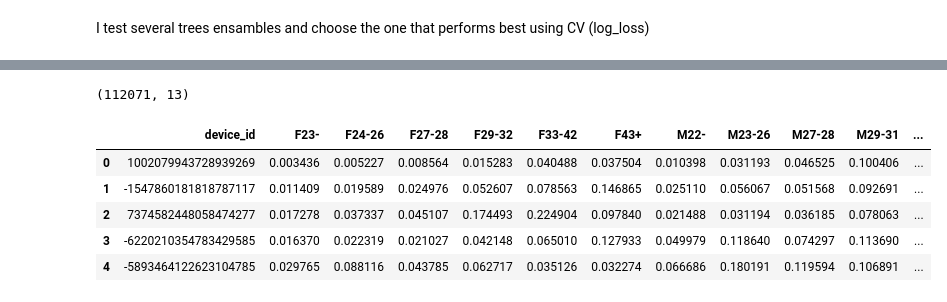
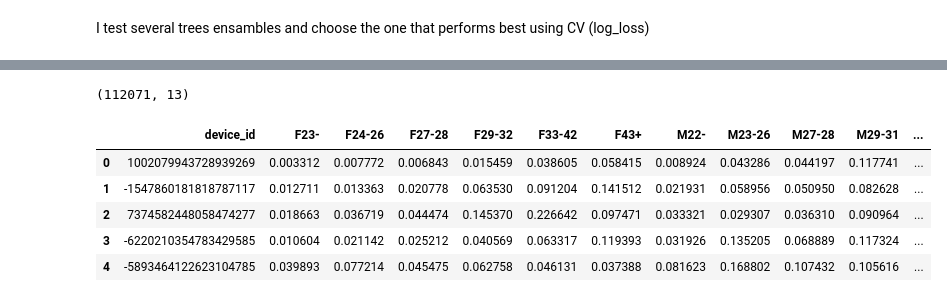
Before and after one commit to nachocarracedo/taking_data, a Jupyter notebook: ml_taking_data.ipynb, the cells around one changed output, grey strips where cells are left out. Saved outputs shown, nothing was run; the diff lists cells and outputs as text; code cells hidden in the pictures.

```diff
--- a/ml_taking_data.ipynb
+++ b/ml_taking_data.ipynb
@@ -448,3 +404,16 @@ Index(['F23-', 'F24-26', 'F27-28', 'F29-32', 'F33-42', 'F43+', 'M22-',
+# %%
+X_train.replace(to_replace=-1, value=np.NaN, inplace=True)
+X_test.replace(to_replace=-1, value=np.NaN, inplace=True)
+
+for col in list(X_train.isnull().sum().index[12:]):
+    med_train = np.median(X_train[X_train[col].notnull()][col])
+    X_train[col].fillna(med_train, inplace=True)
+
+    med_test = np.median(X_test[X_test[col].notnull()][col])
+    X_test[col].fillna(med_test, inplace=True)
+
+X_train.drop('device_id',1,inplace=True)
+X_test.drop('device_id',1,inplace=True)
 # %%
 del hour
 del minute
@@ -483,10 +451,7 @@ get_rid
 # %%
-X_train.drop(get_rid, 1, inplace=True)
-X_test.drop(get_rid, 1, inplace=True)
-
 print("\nTraining Ensamble Random Forest ....")
 rfc = RandomForestClassifier(n_jobs=-1, random_state=23)
-param_grid = {'n_estimators':[250],'min_samples_leaf': [40,45]}
+param_grid = {'n_estimators':[250],'min_samples_leaf': [20,30,40,45]}
 rfc_gs = grid_search.GridSearchCV(estimator = rfc, param_grid = param_grid, cv = 5, n_jobs=-1, scoring='log_loss', error_score=0, verbose=2)
 rfc_gs.fit(X_train, Y_train)
 print("Best parameters found by grid search:", rfc_gs.best_params_)
@@ -505,6 +470,6 @@ Best CV score: [mean: -2.20617, std: 0.05231, params: {'min_samples_leaf': 40, '
 # %%
 print("\nTraining Ensamble Adaboost ....")
-abc = AdaBoostClassifier(n_estimators=50, random_state=3)
+abc = AdaBoostClassifier(n_estimators=20, random_state=3)
 param_grid = {'learning_rate':[0.01]}
 abc_gs = grid_search.GridSearchCV(estimator = abc, param_grid = param_grid, cv = 5, n_jobs=-1, scoring='log_loss', error_score=0, verbose=2)
 abc_gs.fit(X_train, Y_train)
@@ -526,7 +495,7 @@ Fitting 5 folds for each of 3 candidates, totalling 15 fits
 # %%
 print("\nTraining Extra Trees Classifier ....")
-etc = ExtraTreesClassifier(n_estimators=200, criterion='gini', max_features='auto', n_jobs=-1, random_state=23)
-param_grid = {'min_samples_leaf':[2,10,30,45]}
+etc = ExtraTreesClassifier(n_estimators=300, criterion='gini', max_features='auto', n_jobs=-1, random_state=23)
+param_grid = {'min_samples_leaf':[5,3]}
 etc_gs = grid_search.GridSearchCV(estimator = etc, param_grid = param_grid, cv = 5, n_jobs=-1, scoring='log_loss', error_score=0, verbose=2)
 etc_gs.fit(X_train, Y_train)
 print("Best parameters found by grid search:", etc_gs.best_params_)
@@ -535,13 +511,13 @@ print("Best CV score:", etc_gs.grid_scores_)
 # %%
-pred = pd.DataFrame(rfc_gs.predict_proba(X_test), index = test.index, columns=targetencoder.classes_).reset_index()
+pred = pd.DataFrame(etc_gs.predict_proba(X_test), index = test.index, columns=targetencoder.classes_).reset_index()
 print(pred.shape)
 pred.head()
 # %% [output]
 (112071, 13)
 |  | device_id | F23- | F24-26 | F27-28 | F29-32 | F33-42 | F43+ | M22- | M23-26 | M27-28 | M29-31 | ... |
-| 0 | 1002079943728939269 | 0.003436 | 0.005227 | 0.008564 | 0.015283 | 0.040488 | 0.037504 | 0.010398 | 0.031193 | 0.046525 | 0.100406 | ... |
-| 1 | -1547860181818787117 | 0.011409 | 0.019589 | 0.024976 | 0.052607 | 0.078563 | 0.146865 | 0.025110 | 0.056067 | 0.051568 | 0.092691 | ... |
-| 2 | 7374582448058474277 | 0.017278 | 0.037337 | 0.045107 | 0.174493 | 0.224904 | 0.097840 | 0.021488 | 0.031194 | 0.036185 | 0.078063 | ... |
-| 3 | -6220210354783429585 | 0.016370 | 0.022319 | 0.021027 | 0.042148 | 0.065010 | 0.127933 | 0.049979 | 0.118640 | 0.074297 | 0.113690 | ... |
-| 4 | -5893464122623104785 | 0.029765 | 0.088116 | 0.043785 | 0.062717 | 0.035126 | 0.032274 | 0.066686 | 0.180191 | 0.119594 | 0.106891 | ... |
+| 0 | 1002079943728939269 | 0.003312 | 0.007772 | 0.006843 | 0.015459 | 0.038605 | 0.058415 | 0.008924 | 0.043286 | 0.044197 | 0.117741 | ... |
+| 1 | -1547860181818787117 | 0.012711 | 0.013363 | 0.020778 | 0.063530 | 0.091204 | 0.141512 | 0.021931 | 0.058956 | 0.050950 | 0.082628 | ... |
+| 2 | 7374582448058474277 | 0.018663 | 0.036719 | 0.044474 | 0.145370 | 0.226642 | 0.097471 | 0.033321 | 0.029307 | 0.036310 | 0.090964 | ... |
+| 3 | -6220210354783429585 | 0.010604 | 0.021142 | 0.025212 | 0.040569 | 0.063317 | 0.119393 | 0.031926 | 0.135205 | 0.068889 | 0.117324 | ... |
+| 4 | -5893464122623104785 | 0.039893 | 0.077214 | 0.045475 | 0.062758 | 0.046131 | 0.037388 | 0.081623 | 0.168802 | 0.107432 | 0.105616 | ... |
 # %%
```
Also changed, not shown: parts of 16 cells of this notebook, 1 other file.
